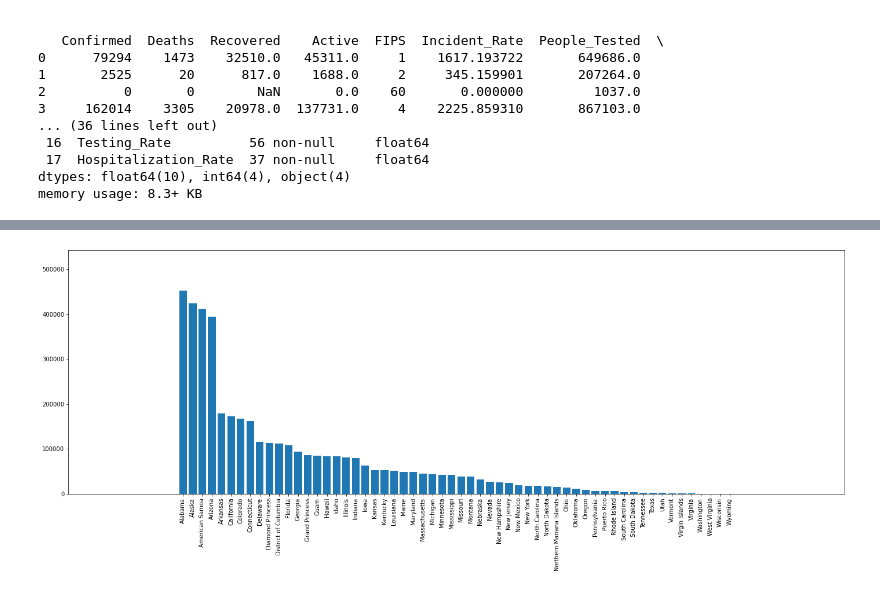
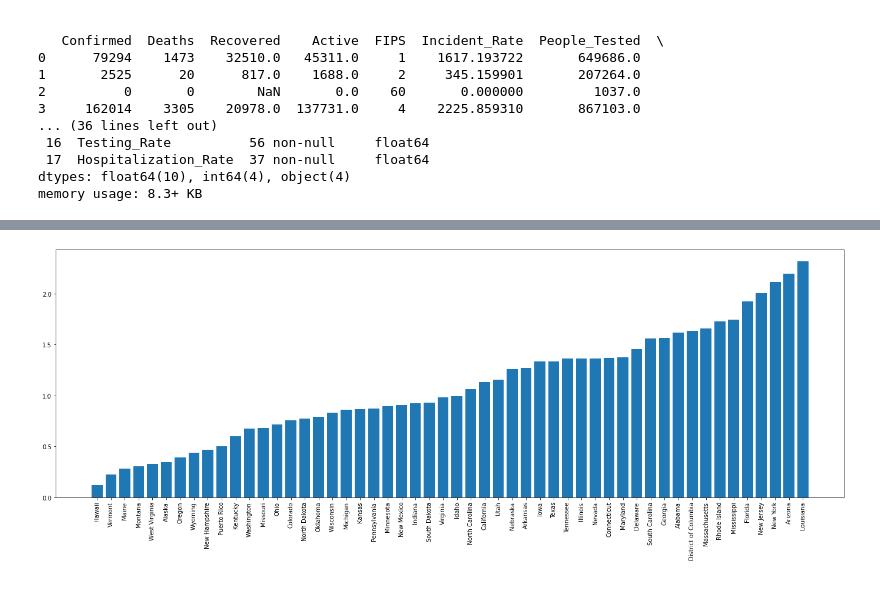
Before and after one commit to sjtalkar/widstraining, a Jupyter notebook: CovidWids.ipynb, the cells around one changed output, grey strips where cells are left out. Saved outputs shown, nothing was run; the diff lists cells and outputs as text; code cells hidden in the pictures.

```diff
--- a/CovidWids.ipynb
+++ b/CovidWids.ipynb
@@ -28,0 +57,3 @@ memory usage: 8.3+ KB
+# %%
+perc_df = pd.merge(df, state_df, left_on='Province_State', right_on='State')
+perc_df.head()
@@ -29,13 +68,20 @@ memory usage: 8.3+ KB
+# %%
+perc_df['Percent_Confirmed'] = perc_df['Confirmed'] /perc_df ['Pop'] * 100
+# %%
+perc_df = perc_df[['Province_State', 'Percent_Confirmed']]
+# %%
+perc_df = perc_df.sort_values(by='Percent_Confirmed')
 # %%
 fig, ax = plt.subplots(nrows=1, ncols=1, figsize=(24, 8))
 
-plt.bar(x=df['Province_State'], height=df['Confirmed'].sort_values(ascending=False))
+
+plt.bar(x=perc_df['Province_State'], height=perc_df['Percent_Confirmed'])
 
 # You can specify a rotation for the tick labels in degrees or with keywords.
-plt.xticks(df['Province_State'], df['Province_State'], rotation='vertical')
+plt.xticks(perc_df['Province_State'], perc_df['Province_State'], rotation='vertical')
 # Pad margins so that markers don't get clipped by the axes
-plt.margins(0.2)
+#plt.margins(0.2)
 # Tweak spacing to prevent clipping of tick-labels
 plt.subplots_adjust(bottom=0.15)
 # %% [output]
-[figure, old version]
+[figure, new version]
```
Also changed, not shown: parts of 4 cells of this notebook, 1 other file.
